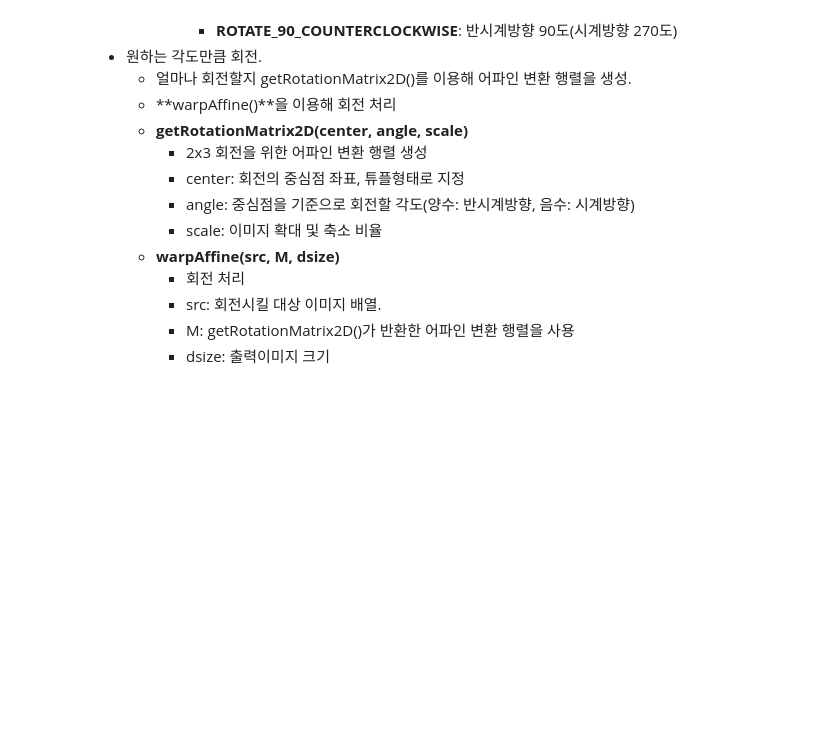
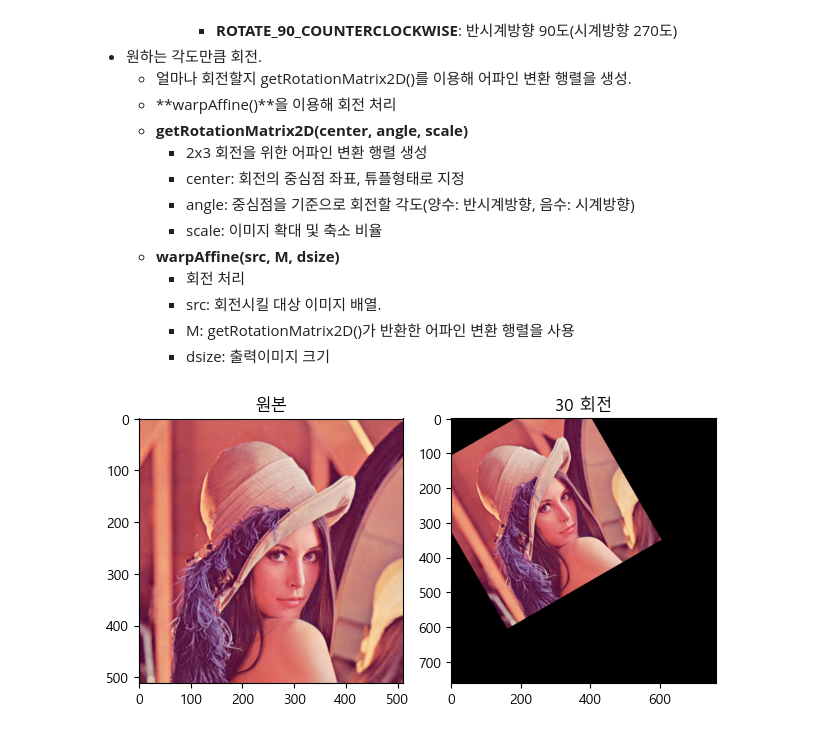
Before and after one commit to clerknek/PlayData, a Jupyter notebook: 06_OpenCV/03_도형그리기_이미지 이동.ipynb, the cells around one changed output. Drawn from its saved outputs; the diff is of its cells as text; code cells hidden in the pictures; blank space fills up the shorter version.

```diff
--- a/06_OpenCV/03_도형그리기_이미지 이동.ipynb
+++ b/06_OpenCV/03_도형그리기_이미지 이동.ipynb
@@ -313,3 +464,40 @@ $$
         - src: 회전시킬 대상 이미지 배열.
         - M:  getRotationMatrix2D()가 반환한 어파인 변환 행렬을 사용
         - dsize: 출력이미지 크기
+# %%
+img = cv2.imread('images/lenna.bmp')
+# rotate - 90도 간격으로만 회전
+img_90 = cv2.rotate(img, cv2.ROTATE_90_CLOCKWISE) # 시계방향 90도
+img_180 = cv2.rotate(img, cv2.ROTATE_180)
+img_270 = cv2.rotate(img, cv2.ROTATE_90_COUNTERCLOCKWISE) # 반시계방향 90도
+
+cv2.imshow('90', img_90)
+cv2.imshow('180', img_180)
+cv2.imshow('270', img_270)
+cv2.waitKey(0)
+cv2.destroyAllWindows()
+# %%
+# 원하는 각도만큼 회전 - getRotationMatrix2D: 변환 행렬을 조회 -> warpAffine()을 이용해서 회전처리
+angle = 30 # 회전 각도 (양수: 시계반대, 음수: 시계방향)
+height, width = img.shape[:2]
+center_coor = int(width/2), int(height/2)  # 이미지 중심의 X, Y 좌표 => 튜플
+
+rotate_matrix = cv2.getRotationMatrix2D(center_coor, # 회전축 좌표
+                                       angle,
+                                        1, # 회전후 이미지 크기 -> 원본 대비 비율로 설정
+                                       )
+
+result = cv2.warpAffine(img, rotate_matrix, (width+250, height+250))
+
+plt.subplot(1, 2, 1)
+plt.imshow(img[:,:,::-1])
+plt.title('원본')
+
+plt.subplot(1, 2, 2)
+plt.imshow(result[:,:,::-1])
+plt.title(f'{angle} 회전')
+
+plt.tight_layout()
+plt.show()
+# %% [output]
+[figure, added]
```
Also changed, not shown: parts of 25 cells of this notebook, 18 other files.
